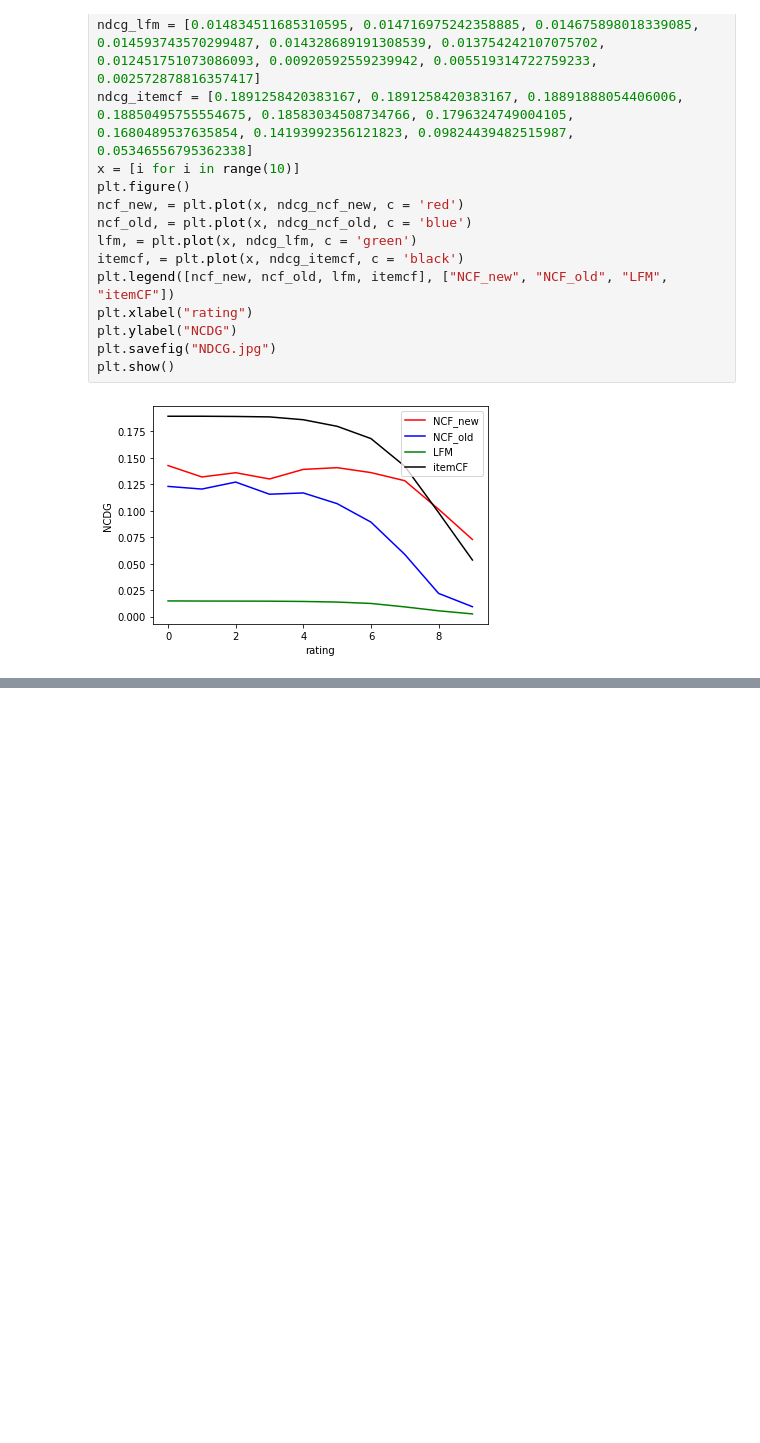
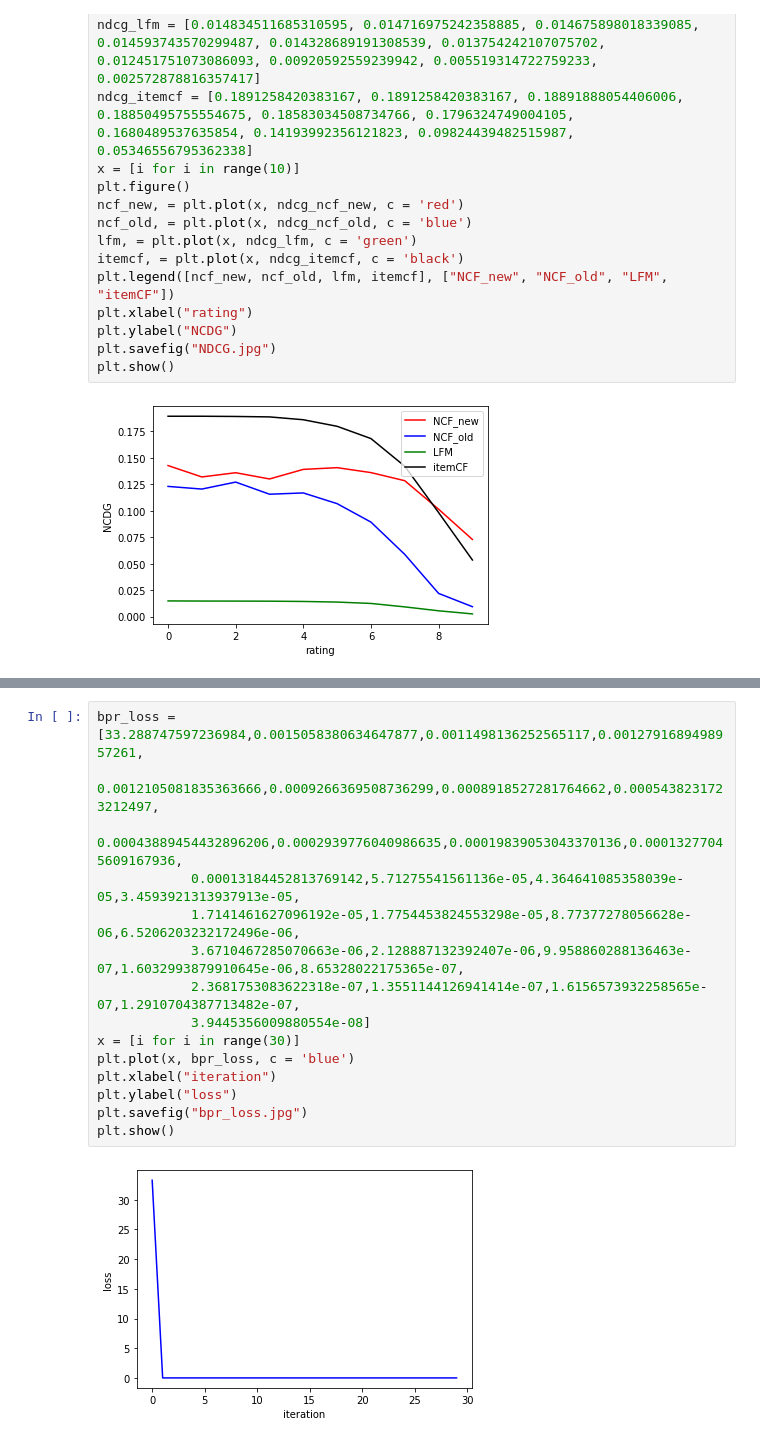
Before and after one commit to DruryXu/SCUthesis, a Jupyter notebook: data_analysis/data_analysis.ipynb, the cells around one changed output, grey strips where cells are left out. Cells and saved outputs as stored; diff of their text form; blank space fills up the shorter version.

```diff
--- a/data_analysis/data_analysis.ipynb
+++ b/data_analysis/data_analysis.ipynb
@@ -290,0 +276,17 @@ plt.show()
+# %%
+bpr_loss = [33.288747597236984,0.0015058380634647877,0.0011498136252565117,0.0012791689498957261,
+            0.0012105081835363666,0.0009266369508736299,0.0008918527281764662,0.0005438231723212497,
+            0.00043889454432896206,0.0002939776040986635,0.00019839053043370136,0.00013277045609167936,
+            0.00013184452813769142,5.71275541561136e-05,4.364641085358039e-05,3.4593921313937913e-05,
+            1.7141461627096192e-05,1.7754453824553298e-05,8.77377278056628e-06,6.5206203232172496e-06,
+            3.6710467285070663e-06,2.128887132392407e-06,9.958860288136463e-07,1.6032993879910645e-06,8.65328022175365e-07,
+            2.3681753083622318e-07,1.3551144126941414e-07,1.6156573932258565e-07,1.2910704387713482e-07,
+            3.9445356009880554e-08]
+x = [i for i in range(30)]
+plt.plot(x, bpr_loss, c = 'blue')
+plt.xlabel("iteration")
+plt.ylabel("loss")
+plt.savefig("bpr_loss.jpg")
+plt.show()
+# %% [output]
+[figure, added]
```
Also changed, not shown: parts of 3 cells of this notebook, 6 other files.
